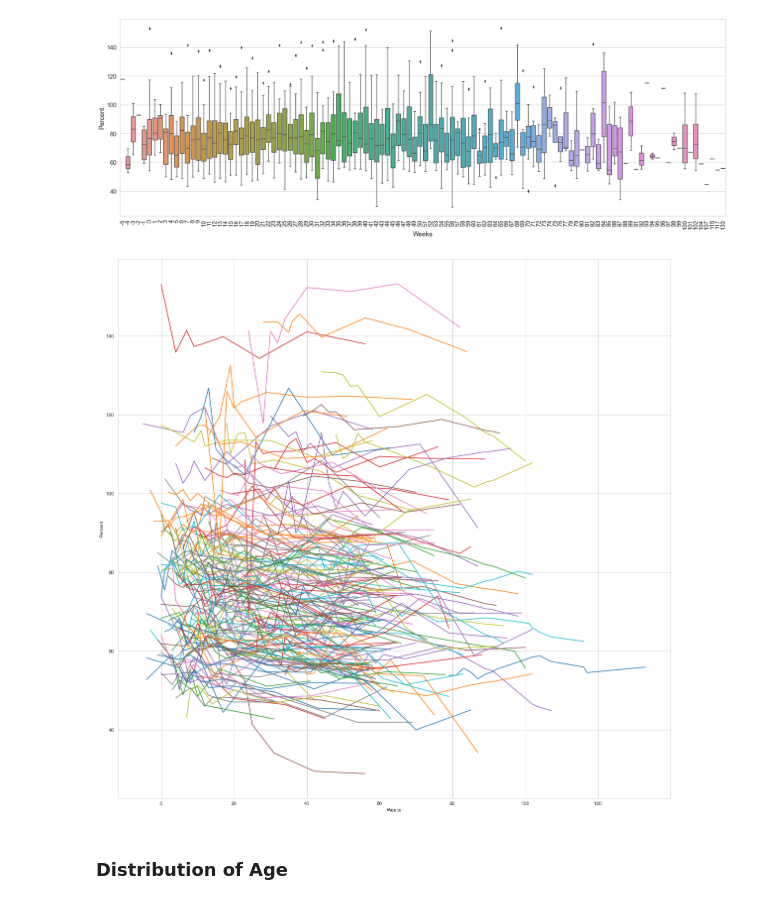
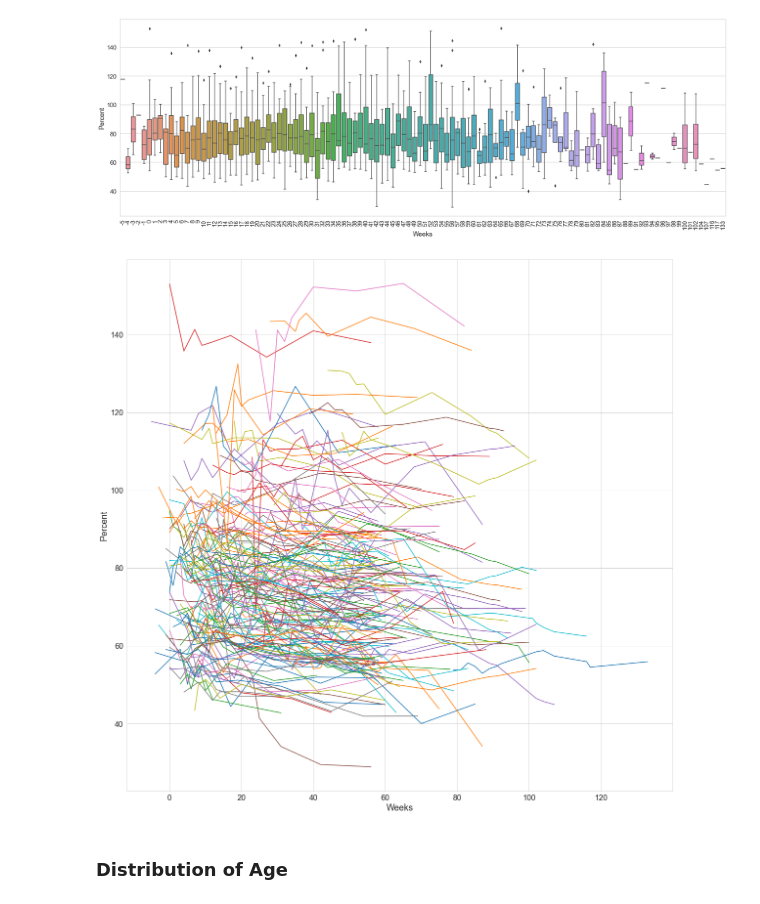
Before and after one commit to vdegenova/osic_kaggle, a Jupyter notebook: OSIC EDA.ipynb, the cells around one changed output. Cells and saved outputs as stored; diff of their text form; code cells hidden in the pictures.

```diff
--- a/OSIC EDA.ipynb
+++ b/OSIC EDA.ipynb
@@ -60,13 +60,16 @@ with sns.plotting_context("notebook",font_scale=1.5):
 # %%
 fig, ax = plt.subplots(figsize=(20,20))
 train_df.groupby(['Weeks','Patient'])['Percent']\
     .median()\
     .unstack()\
     .interpolate(method='linear', limit_area='inside')\
     .plot(ax=ax,legend=None);
-plt.ylabel('Percent');
+plt.ylabel('Percent', fontsize=18);
+plt.yticks(fontsize=16);
+plt.xlabel('Weeks', fontsize=18);
+plt.xticks(fontsize=16);
 # %% [output]
-[figure, old version]
+[figure, new version]
 # %% [markdown]
 ### Distribution of Age
 # %%
```
Also changed, not shown: parts of 1 cell of this notebook.
